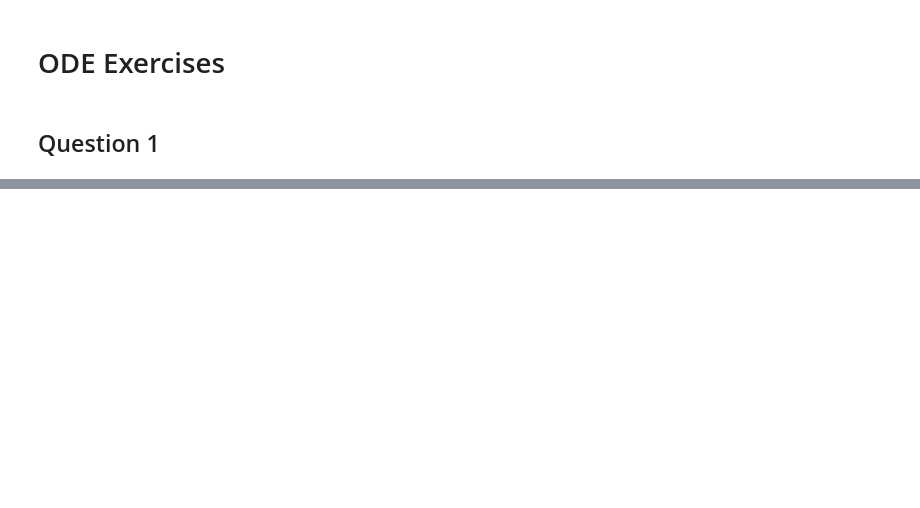
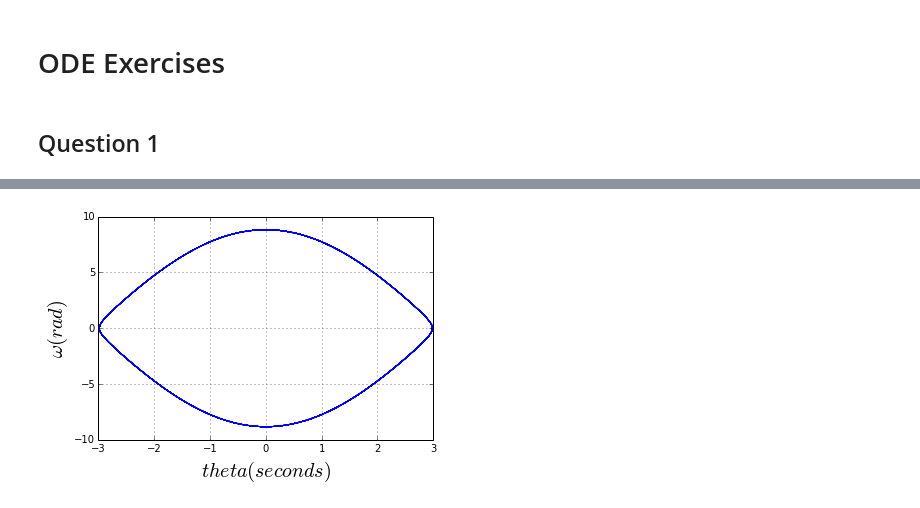
Before and after one commit to sfunkhou/PHYS202-S14, a Jupyter notebook: SciPy/ODEExercises.ipynb, the cells around one changed output, grey strips where cells are left out. Saved outputs shown, nothing was run; the diff lists cells and outputs as text; code cells hidden in the pictures; blank space fills up the shorter version.

```diff
--- a/SciPy/ODEExercises.ipynb
+++ b/SciPy/ODEExercises.ipynb
@@ -34,0 +61,7 @@ Populating the interactive namespace from numpy and matplotlib
+# %%
+plt.plot(theta[:,0],theta[:,1])
+plt.xlabel(r'$theta (seconds)$',fontsize=20)
+plt.ylabel(r'$\omega (rad)$',fontsize=20)
+plt.grid()
+# %% [output]
+[figure, added]
```
Also changed, not shown: parts of 24 cells of this notebook, 1 other file.
